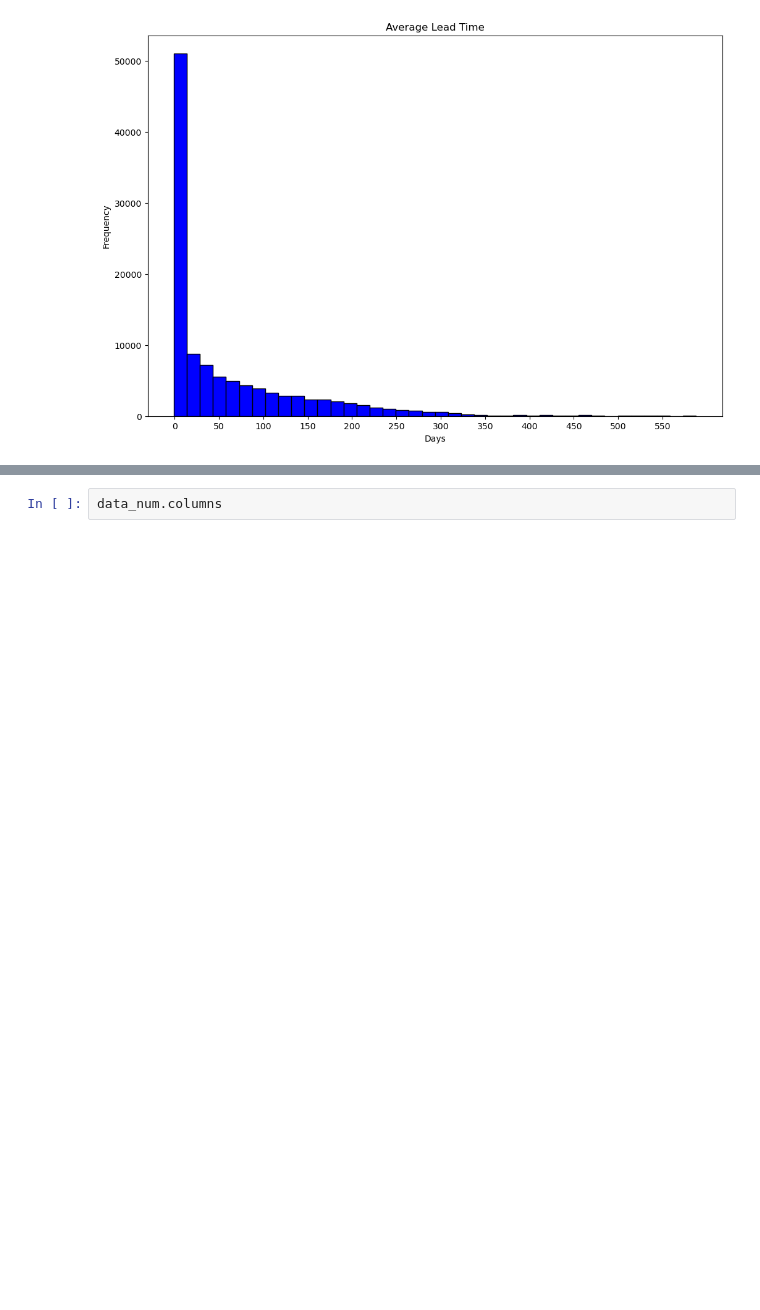
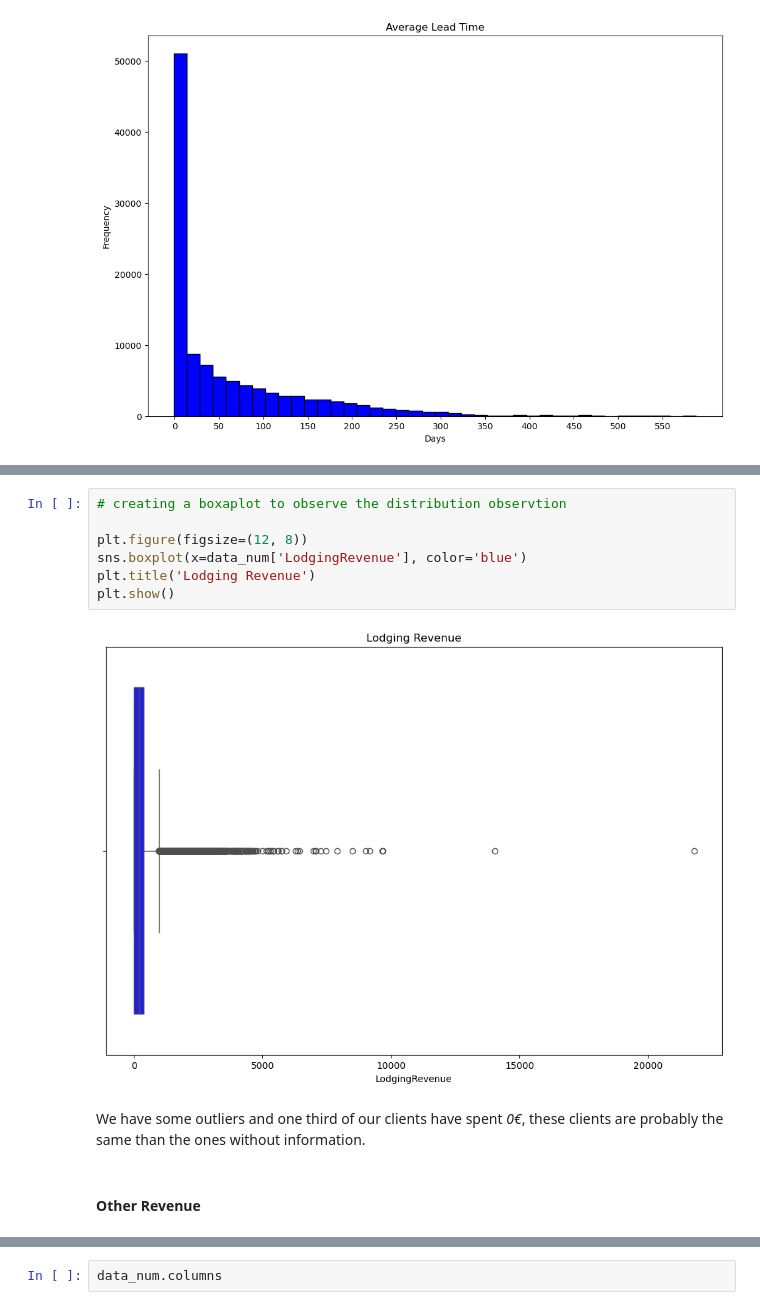
Before and after one commit to RubenCMarques/Hotel-Customer-Segmentation, a Jupyter notebook: Notebooks/Ruben_Workspace.ipynb, the cells around one changed output, grey strips where cells are left out. Saved outputs shown, nothing was run; the diff lists cells and outputs as text; blank space fills up the shorter version.

```diff
--- a/Notebooks/Ruben_Workspace.ipynb
+++ b/Notebooks/Ruben_Workspace.ipynb
@@ -453,0 +513,13 @@ plt.show()
+# %%
+# creating a boxaplot to observe the distribution observtion
+
+plt.figure(figsize=(12, 8))
+sns.boxplot(x=data_num['LodgingRevenue'], color='blue')
+plt.title('Lodging Revenue')
+plt.show()
+# %% [output]
+[figure, added]
+# %% [markdown]
+We have some outliers and one third of our clients have spent *0€*, these clients are probably the same than the ones without information.
+# %% [markdown]
+#### Other Revenue
```
Also changed, not shown: parts of 36 cells of this notebook.
